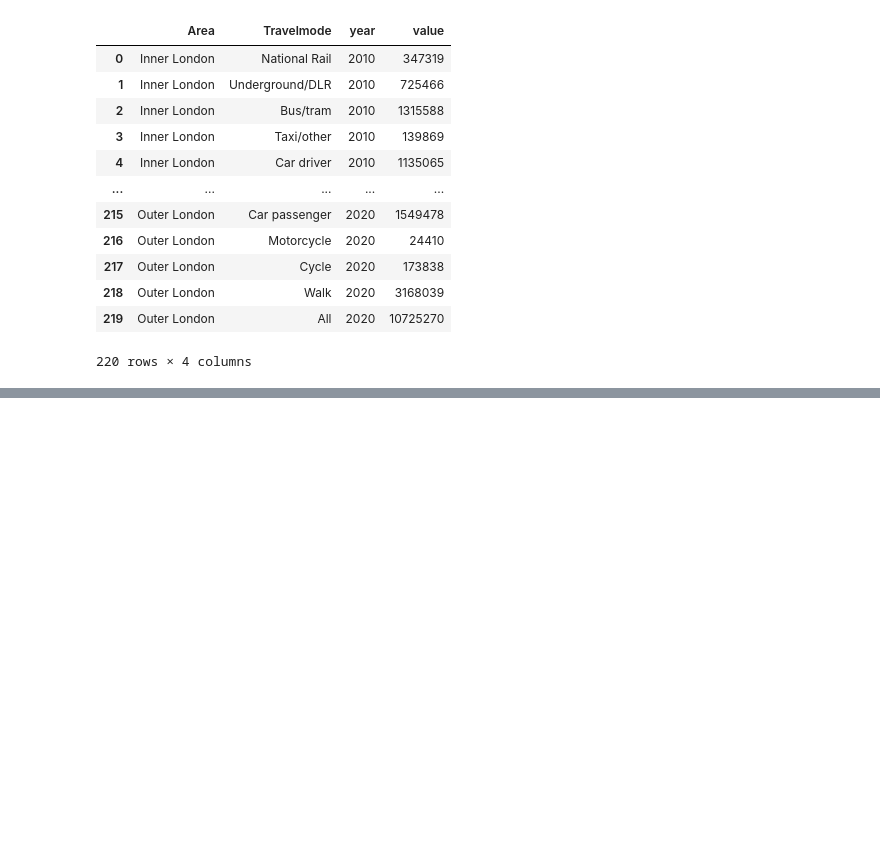
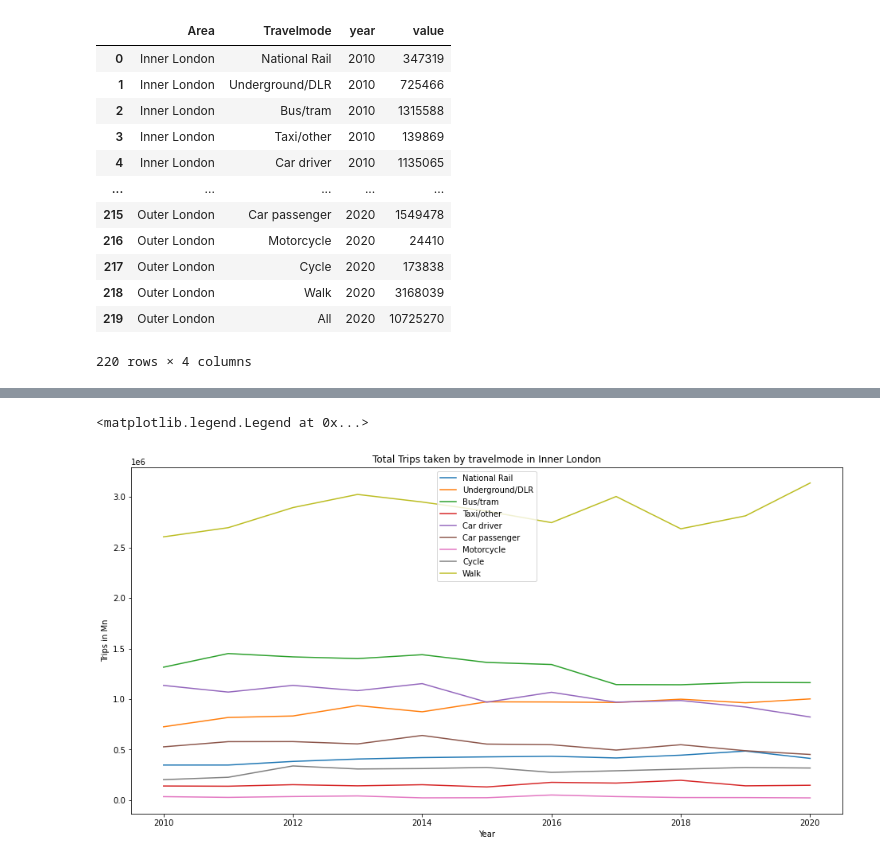
Before and after one commit to PatKang/LSE_DreamTeam, a Jupyter notebook: Trends_Travelmode.ipynb, the cells around one changed output, grey strips where cells are left out. Saved outputs shown, nothing was run; the diff lists cells and outputs as text; code cells hidden in the pictures; blank space fills up the shorter version.

```diff
--- a/Trends_Travelmode.ipynb
+++ b/Trends_Travelmode.ipynb
@@ -64,4 +70,9 @@ traveldemand_long
 | 219 | Outer London | All | 2020 | 10725270 |
 220 rows × 4 columns
 # %%
-#
+# Subset the dataframe to split between inner and outer london
+inner_london = traveldemand_long.loc[traveldemand_long["Area"] == "Inner London"]
+print(inner_london)
+
+outer_london = traveldemand_long.loc[traveldemand_long["Area"] == "Outer London"]
+print(outer_london)
@@ -67,0 +97,25 @@ traveldemand_long
+# %%
+# Visualize the number of trips with seaborn
+import matplotlib.pyplot as plt
+import seaborn as sns
+
+# Determine the size of the plot
+fig, temp_ax = plt.subplots()
+fig.set_size_inches(16, 8)
+
+# Visualize the inner london data
+sns.lineplot(x = 'year',
+             y = 'value',
+             hue = 'Travelmode',
+             data = inner_london[inner_london['Travelmode'] != "All"])
+
+
+
+# Add Titles and labels
+temp_ax.set_title('Total Trips taken by travelmode in Inner London')
+temp_ax.set_xlabel('Year')
+temp_ax.set_ylabel('Trips in Mn')
+temp_ax.legend(loc = 'best')
+# %% [output]
+<matplotlib.legend.Legend at 0x...>
+[figure, added]
```
Also changed, not shown: parts of 3 cells of this notebook.
